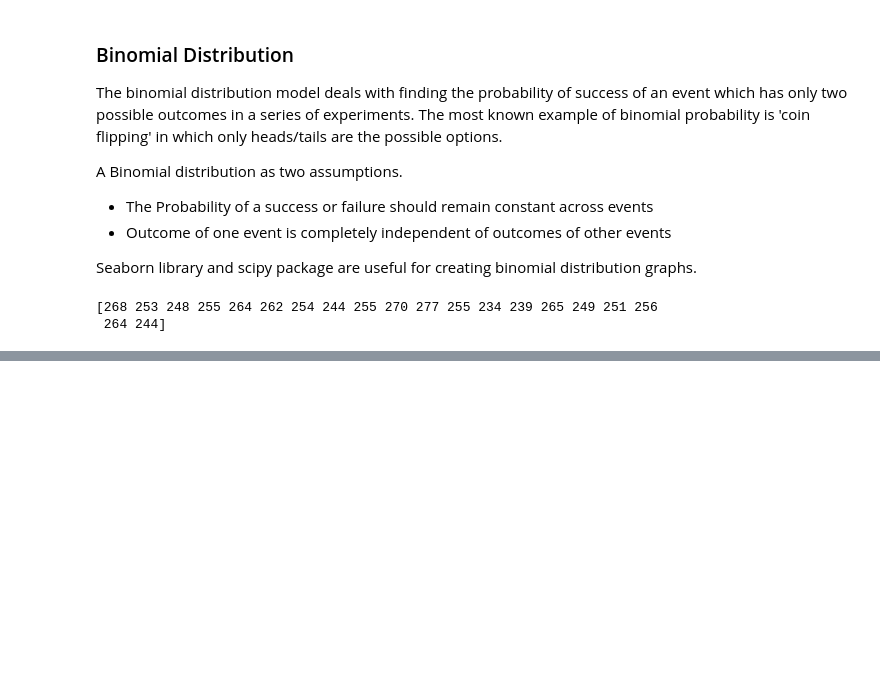
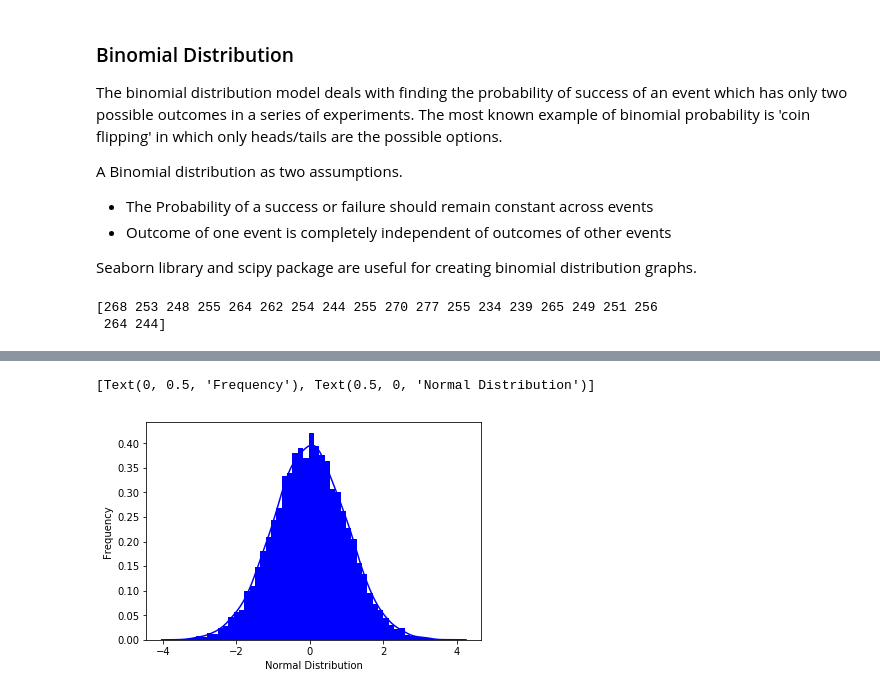
Before and after one commit to kevindooley/programming_DA_project_2019, a Jupyter notebook: numpy_tutorial.ipynb, the cells around one changed output, grey strips where cells are left out. Drawn from its saved outputs; the diff is of its cells as text; code cells hidden in the pictures; blank space fills up the shorter version.

Commit message:
added normal and uniform distribution to the notebook. Added in references for normal and uniform distribution to the references txt file

```diff
--- a/numpy_tutorial.ipynb
+++ b/numpy_tutorial.ipynb
@@ -226,0 +260,10 @@ plot.set(xlabel="Binomial Distribution", ylabel="Frequency")
+# %%
+from scipy.stats import norm
+
+#using scipy and seaborn to plot a normal distribution plot
+random_norm = norm.rvs(loc=0, scale=1 , size=10000)
+plot = sn.distplot(random_norm, kde=True, color="b", hist_kws={"linewidth":5, "alpha":1})
+plot.set(xlabel="Normal Distribution", ylabel="Frequency")
+# %% [output]
+[Text(0, 0.5, 'Frequency'), Text(0.5, 0, 'Normal Distribution')]
+[figure, added]
```
Also changed, not shown: parts of 7 cells of this notebook, 1 other file.
